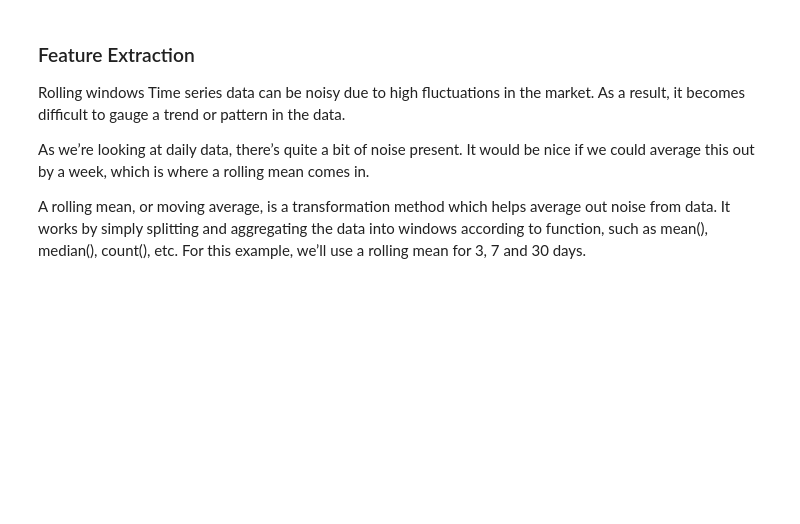
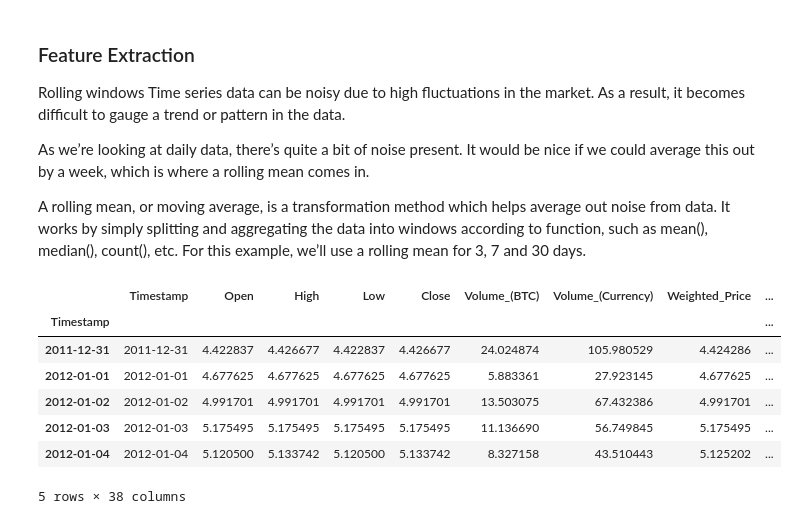
Before and after one commit to tamannasharma95/useful_datascience_scripts, a Jupyter notebook: BTC-price-prediction.ipynb, the cells around one changed output. Saved outputs shown, nothing was run; the diff lists cells and outputs as text; code cells hidden in the pictures; blank space fills up the shorter version.

Commit message:
completed BTC price pridiction

```diff
--- a/BTC-price-prediction.ipynb
+++ b/BTC-price-prediction.ipynb
@@ -463,3 +460,47 @@ Time series data can be noisy due to high fluctuations in the market. As a resul
 As we’re looking at daily data, there’s quite a bit of noise present. It would be nice if we could average this out by a week, which is where a rolling mean comes in.
 
 A rolling mean, or moving average, is a transformation method which helps average out noise from data. It works by simply splitting and aggregating the data into windows according to function, such as mean(), median(), count(), etc. For this example, we’ll use a rolling mean for 3, 7 and 30 days.
+# %%
+df1 = df_daily.set_index("Timestamp")
+# %%
+df1.reset_index(drop=False, inplace=True)
+
+lag_features = ["Open", "High", "Low", "Close","Volume_(BTC)"]
+window1 = 3
+window2 = 7
+window3 = 30
+
+df_rolled_3d = df[lag_features].rolling(window=window1, min_periods=0)
+df_rolled_7d = df[lag_features].rolling(window=window2, min_periods=0)
+df_rolled_30d = df[lag_features].rolling(window=window3, min_periods=0)
+
+df_mean_3d = df_rolled_3d.mean().shift(1).reset_index()
+df_mean_7d = df_rolled_7d.mean().shift(1).reset_index()
+df_mean_30d = df_rolled_30d.mean().shift(1).reset_index()
+
+df_std_3d = df_rolled_3d.std().shift(1).reset_index()
+df_std_7d = df_rolled_7d.std().shift(1).reset_index()
+df_std_30d = df_rolled_30d.std().shift(1).reset_index()
+
+for feature in lag_features:
+    df[f"{feature}_mean_lag{window1}"] = df_mean_3d[feature]
+    df[f"{feature}_mean_lag{window2}"] = df_mean_7d[feature]
+    df[f"{feature}_mean_lag{window3}"] = df_mean_30d[feature]
+
+    df[f"{feature}_std_lag{window1}"] = df_std_3d[feature]
+    df[f"{feature}_std_lag{window2}"] = df_std_7d[feature]
+    df[f"{feature}_std_lag{window3}"] = df_std_30d[feature]
+
+df1.fillna(df.mean(), inplace=True)
+
+df1.set_index("Timestamp", drop=False, inplace=True)
+df1.head()
+# %% [output]
+|  | Timestamp | Open | High | Low | Close | Volume_(BTC) | Volume_(Currency) | Weighted_Price | ... |
+| Timestamp |  |  |  |  |  |  |  |  | ... |
+| 2011-12-31 | 2011-12-31 | 4.422837 | 4.426677 | 4.422837 | 4.426677 | 24.024874 | 105.980529 | 4.424286 | ... |
+| 2012-01-01 | 2012-01-01 | 4.677625 | 4.677625 | 4.677625 | 4.677625 | 5.883361 | 27.923145 | 4.677625 | ... |
+| 2012-01-02 | 2012-01-02 | 4.991701 | 4.991701 | 4.991701 | 4.991701 | 13.503075 | 67.432386 | 4.991701 | ... |
+| 2012-01-03 | 2012-01-03 | 5.175495 | 5.175495 | 5.175495 | 5.175495 | 11.136690 | 56.749845 | 5.175495 | ... |
+| 2012-01-04 | 2012-01-04 | 5.120500 | 5.133742 | 5.120500 | 5.133742 | 8.327158 | 43.510443 | 5.125202 | ... |
+5 rows × 38 columns
```
Also changed, not shown: parts of 89 cells of this notebook.
